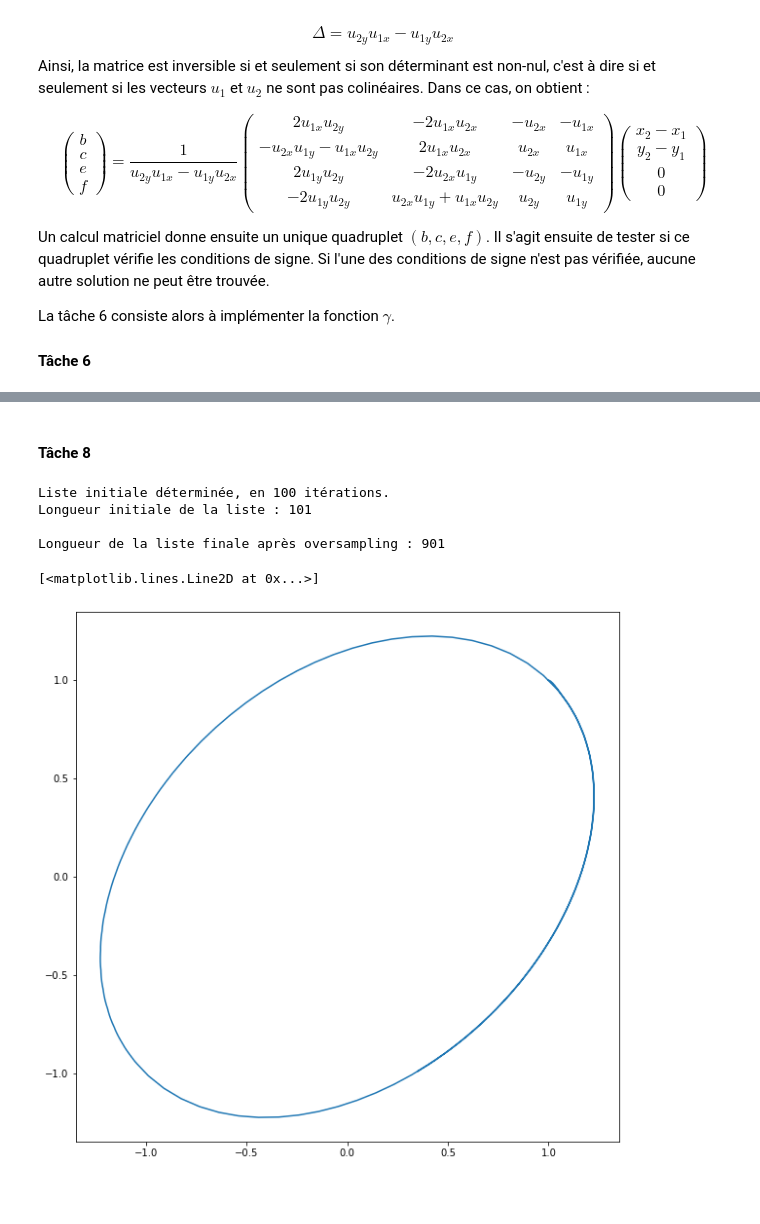
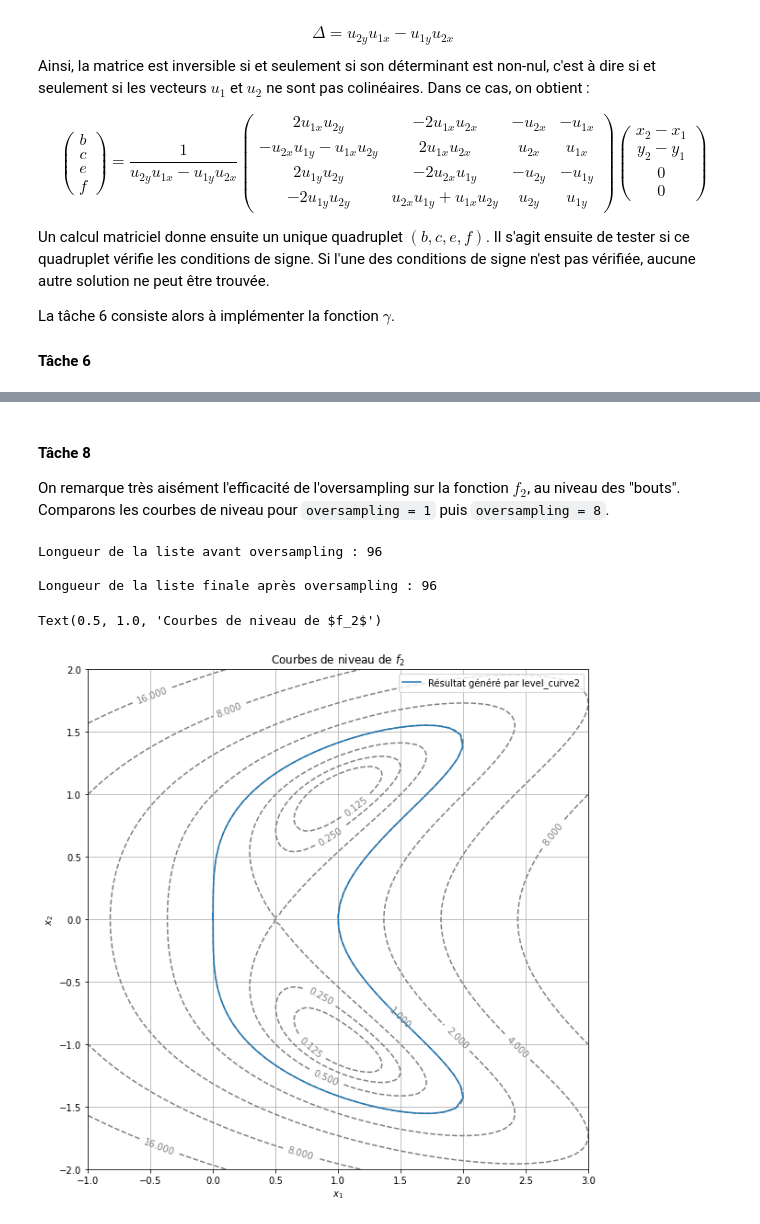
Before and after one commit to guillaume-rouy/projetm, a Jupyter notebook: Projet.ipynb, the cells around one changed output, grey strips where cells are left out. Cells and saved outputs as stored; diff of their text form; code cells hidden in the pictures; blank space fills up the shorter version.

Commit message:
Retouches finales

```diff
--- a/Projet.ipynb
+++ b/Projet.ipynb
@@ -916,21 +937,42 @@ def level_curve3(f, x0, y0, delta=0.1, oversampling=1, N=100, eps=eps):
 
     print(f"Longueur de la liste finale après oversampling : {len(finale)}")
     return finale
-# %% [markdown]
-#### Tâche 8
-# %%
-# En ajoutant un point interpolé à chaque fois :
-c=4
-res = level_curve3(f1, 1.0 , 1.0 ,delta=0.1, oversampling = 9, N=100, eps=eps)
-x,y=[],[]
-for truc in res:
-    x+=[truc[0]]
-    y+=[truc[1]]
-plt.plot(x,y)
-# %% [output]
-Liste initiale déterminée, en 100 itérations.
-Longueur initiale de la liste : 101
-
-Longueur de la liste finale après oversampling : 901
-[<matplotlib.lines.Line2D at 0x...>]
-[figure, removed]
+# %% [markdown]
+#### Tâche 8
+
+On remarque très aisément l'efficacité de l'oversampling sur la fonction $f_2$, au niveau des "bouts". Comparons les courbes de niveau pour `oversampling = 1` puis `oversampling = 8`.
+# %%
+## f2
+
+## OVERSAMPLING = 1
+
+c = 1
+
+res = level_curve3(f2, 0.0 , 0.0 ,delta=0.1, oversampling = 1, N=100, eps=eps)
+x1,y1=[],[]
+for truc in res:
+    x1+=[truc[0]]
+    y1+=[truc[1]]
+
+#On trace les ensembles de niveaux
+levels=[2**i for i in range(-3, 8)]
+x2=np.linspace(-1, 3, 100)
+y2=np.linspace(-2, 2, 100)
+X, Y = np.meshgrid(x2, y2)
+Z = f2(X, Y)
+fig, ax = plt.subplots()
+contour_set = plt.contour(X, Y, Z, colors="grey", linestyles="dashed", levels=levels)
+ax.clabel(contour_set)
+plt.grid(True)
+plt.xlabel("$x_1$")
+plt.ylabel("$x_2$")
+plt.gca().set_aspect("equal")
+plt.plot(x1,y1, label='Résultat généré par level_curve2')
+plt.legend()
+plt.title(f'Courbes de niveau de $f_2$')
+# %% [output]
+Longueur de la liste avant oversampling : 96
+
+Longueur de la liste finale après oversampling : 96
+Text(0.5, 1.0, 'Courbes de niveau de $f_2$')
+[figure, added]
```
Also changed, not shown: parts of 18 cells of this notebook.
